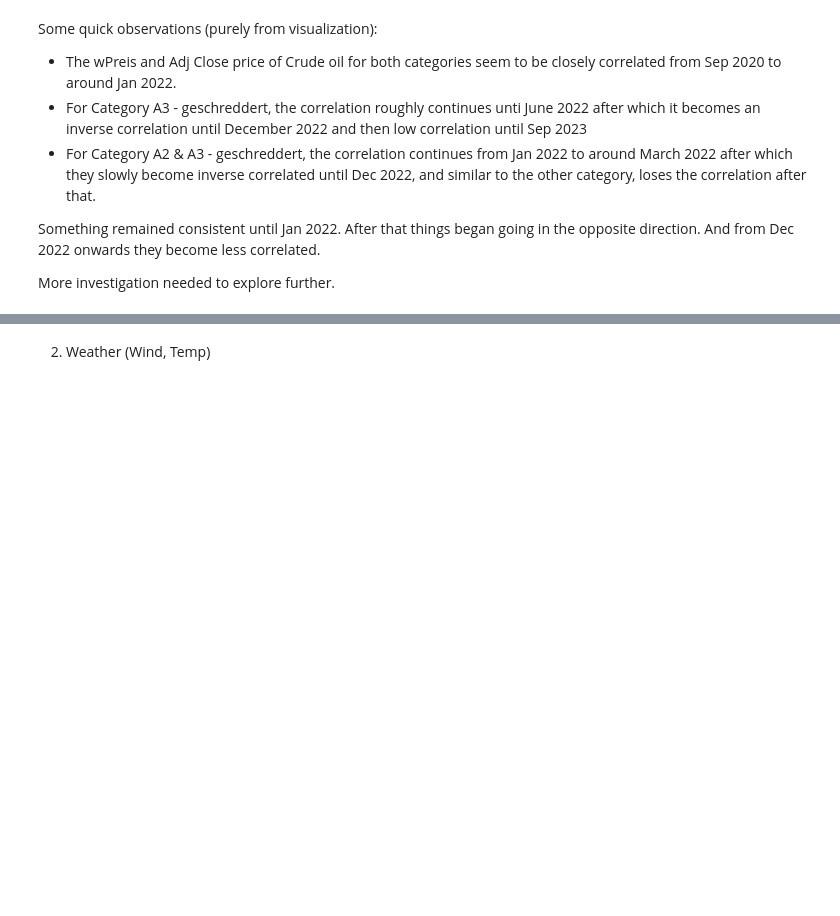
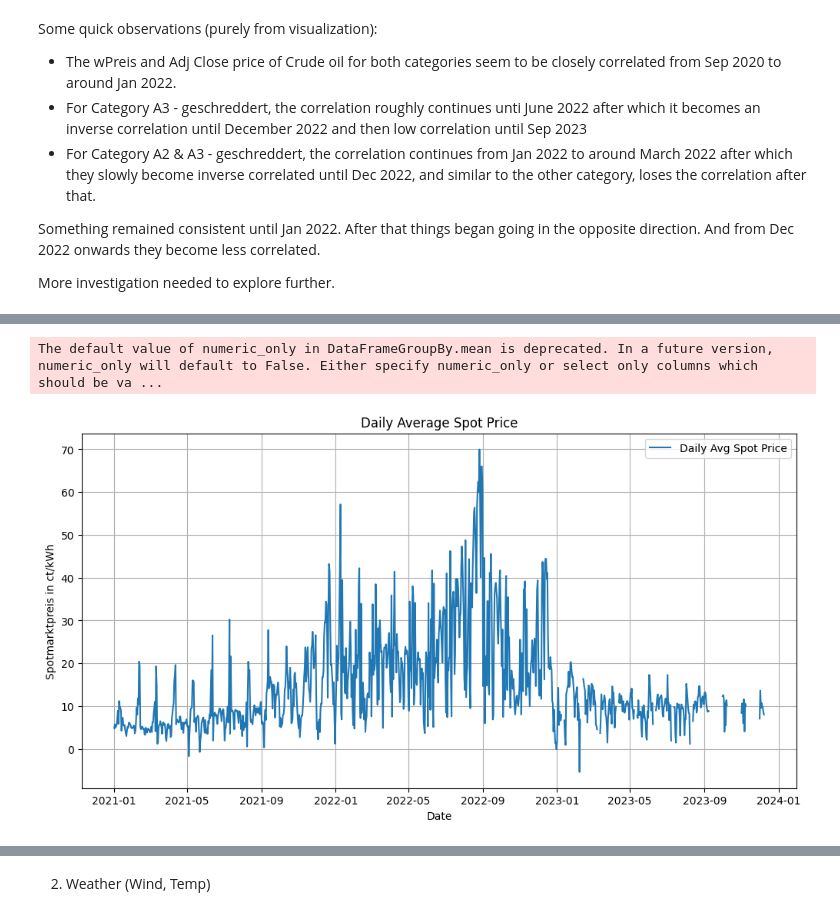
Before and after one commit to surajkarak/KIPA_DigiTrans, a Jupyter notebook: KIPA Project_DigiTrans.ipynb, the cells around one changed output, grey strips where cells are left out. Drawn from its saved outputs; the diff is of its cells as text; code cells hidden in the pictures; blank space fills up the shorter version.

```diff
--- a/KIPA Project_DigiTrans.ipynb
+++ b/KIPA Project_DigiTrans.ipynb
@@ -247,0 +365,16 @@ More investigation needed to explore further.
+# %%
+# Resample data to daily averages
+daily_avg = elec.resample('D', on='combined_datetime').mean()
+
+# Plot the daily averages
+plt.figure(figsize=(12, 6))
+plt.plot(daily_avg.index, daily_avg['Spotmarktpreis in ct/kWh'], label='Daily Avg Spot Price')
+plt.xlabel('Date')
+plt.ylabel('Spotmarktpreis in ct/kWh')
+plt.title('Daily Average Spot Price')
+plt.grid(True)
+plt.legend()
+plt.show()
+# %% [output]
+The default value of numeric_only in DataFrameGroupBy.mean is deprecated. In a future version, numeric_only will default to False. Either specify numeric_only or select only columns which should be va ...
+[figure, added]
```
Also changed, not shown: parts of 17 cells of this notebook, 13 other files.
